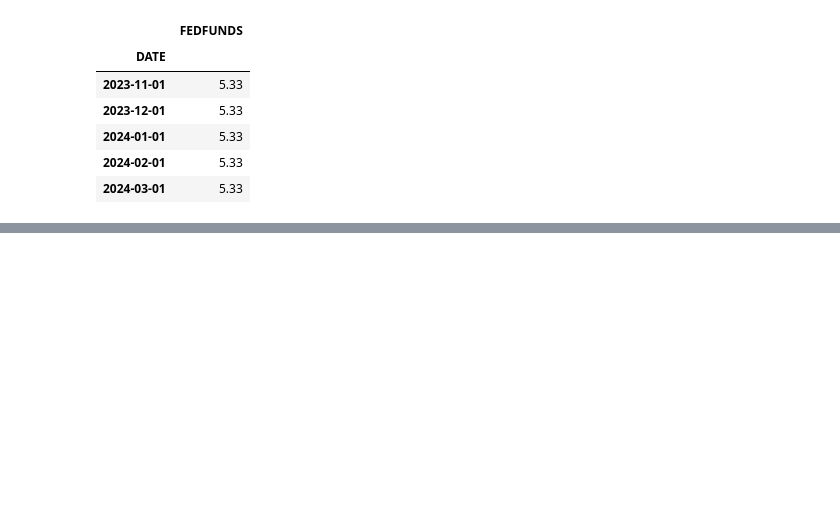
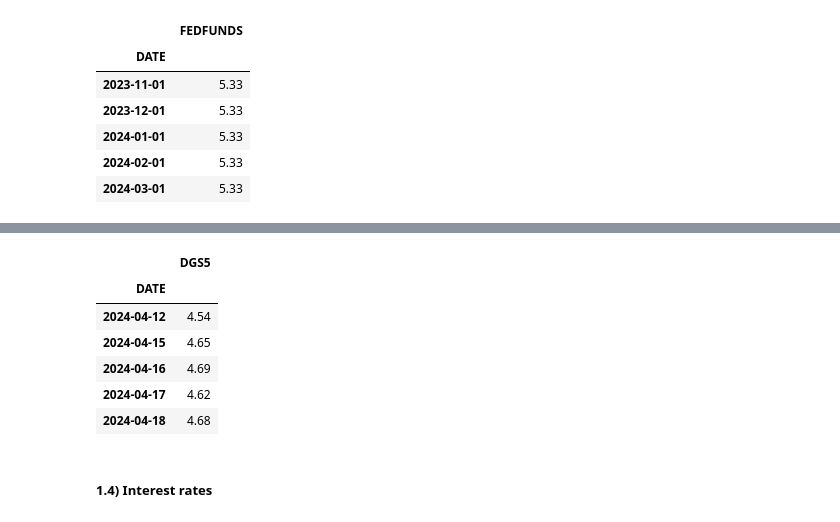
Before and after one commit to meoflaxz/stock-market-analytics-zoomcamp, a Jupyter notebook: week1-intro-data-sources/module1-intro-data-sources.ipynb, the cells around one changed output, grey strips where cells are left out. Cells and saved outputs as stored; diff of their text form; code cells hidden in the pictures; blank space fills up the shorter version.

```diff
--- a/week1-intro-data-sources/module1-intro-data-sources.ipynb
+++ b/week1-intro-data-sources/module1-intro-data-sources.ipynb
@@ -152,0 +185,15 @@ fedfunds.tail()
+# %%
+# treasury security 5 year
+# https://fred.stlouisfed.org/series/DGS1
+dgs5 = pdr.DataReader("DGS5", "fred", start=start)
+dgs5.tail()
+# %% [output]
+|  | DGS5 |
+| DATE |  |
+| 2024-04-12 | 4.54 |
+| 2024-04-15 | 4.65 |
+| 2024-04-16 | 4.69 |
+| 2024-04-17 | 4.62 |
+| 2024-04-18 | 4.68 |
+# %% [markdown]
+##### 1.4) Interest rates
```
Also changed, not shown: parts of 3 cells of this notebook.
